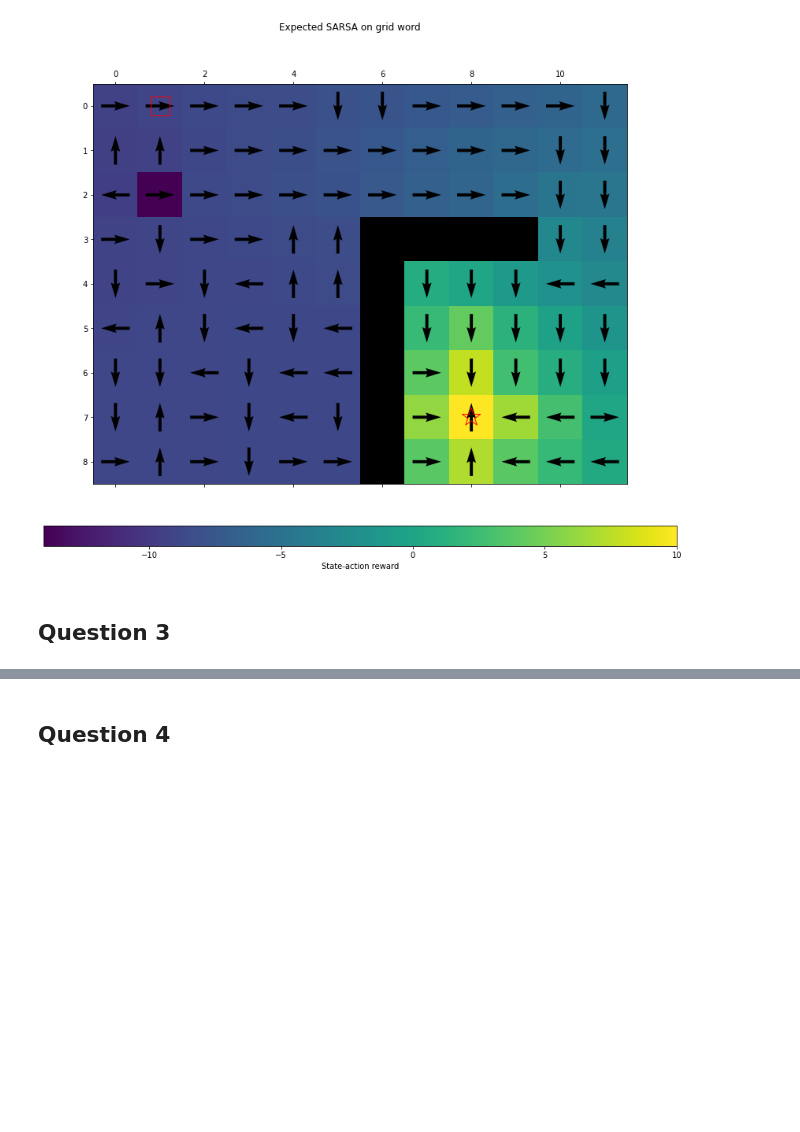
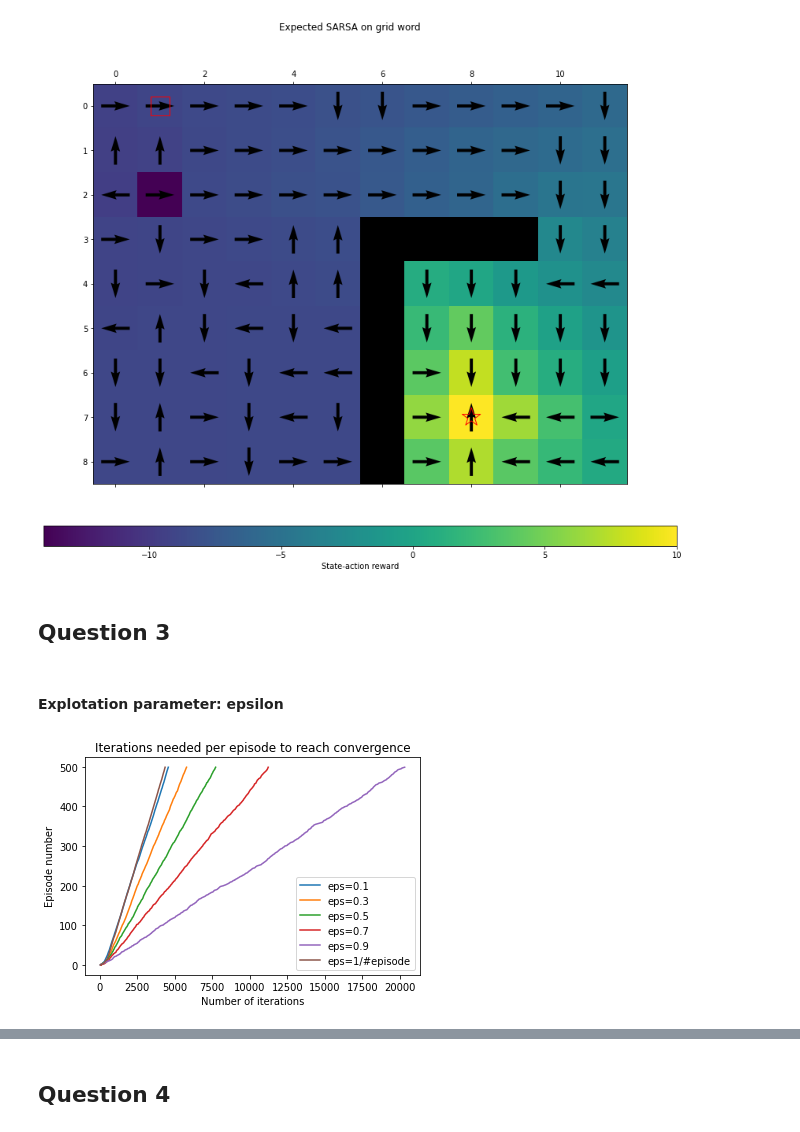
Before and after one commit to AlejandroSantorum/MPhil_MLMI_Cambridge, a Jupyter notebook: MLMI7-Reinforcement_Learning/Practical/code/coursework.ipynb, the cells around one changed output, grey strips where cells are left out. Drawn from its saved outputs; the diff is of its cells as text; code cells hidden in the pictures; blank space fills up the shorter version.

Commit message:
MLMI7 RL - add images for question c

```diff
--- a/MLMI7-Reinforcement_Learning/Practical/code/coursework.ipynb
+++ b/MLMI7-Reinforcement_Learning/Practical/code/coursework.ipynb
@@ -243,3 +243,23 @@ plt.show()
 [figure]
 # %% [markdown]
 ## Question 3
+# %% [markdown]
+#### Explotation parameter: epsilon
+# %%
+model = Model(small_world)
+n_episodes = 500
+maxit = 100
+
+for eps in [0.1, 0.3, 0.5, 0.7, 0.9]:
+    V, pi, cum_r, cum_iter = q_learning(model, n_episodes=n_episodes, maxit=maxit, epsilon=eps, decay_eps=False)
+    plt.plot(cum_iter, range(n_episodes), label='eps='+str(eps))
+V, pi, cum_r, cum_iter = q_learning(model, n_episodes=n_episodes, maxit=maxit, decay_eps=True)
+plt.plot(cum_iter, range(n_episodes), label='eps=1/#episode')
+
+plt.title("Iterations needed per episode to reach convergence")
+plt.xlabel("Number of iterations")
+plt.ylabel("Episode number")
+plt.legend()
+plt.show()
+# %% [output]
+[figure, added]
```
Also changed, not shown: parts of 5 cells of this notebook, 40 other files.
